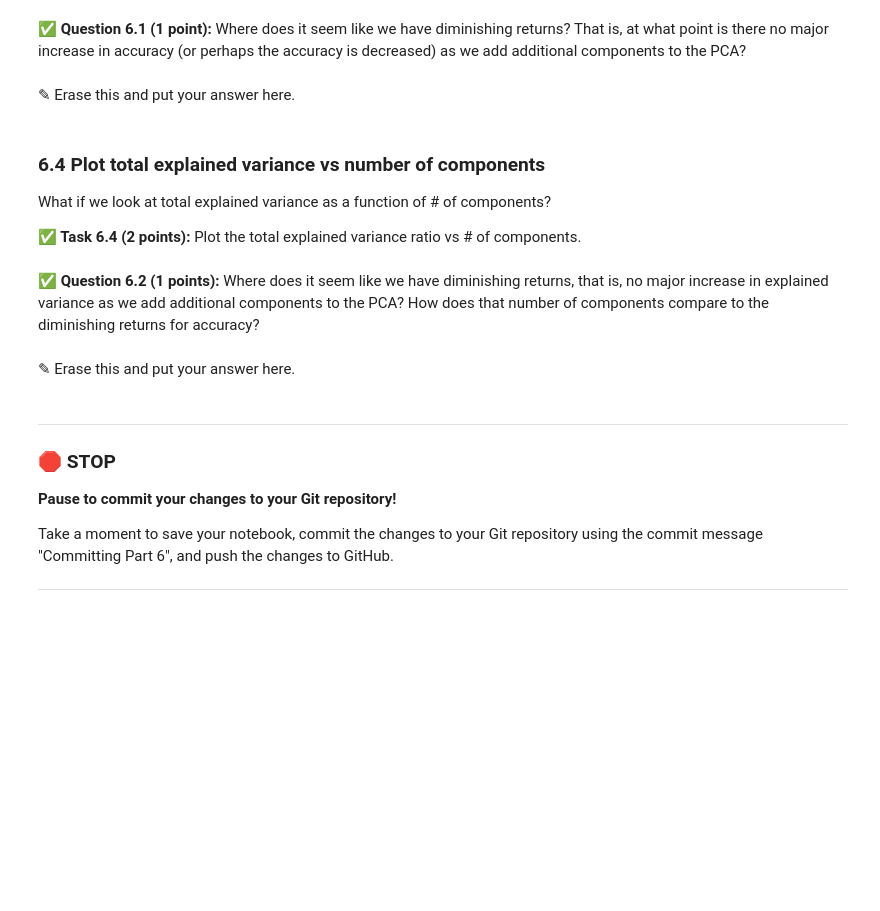
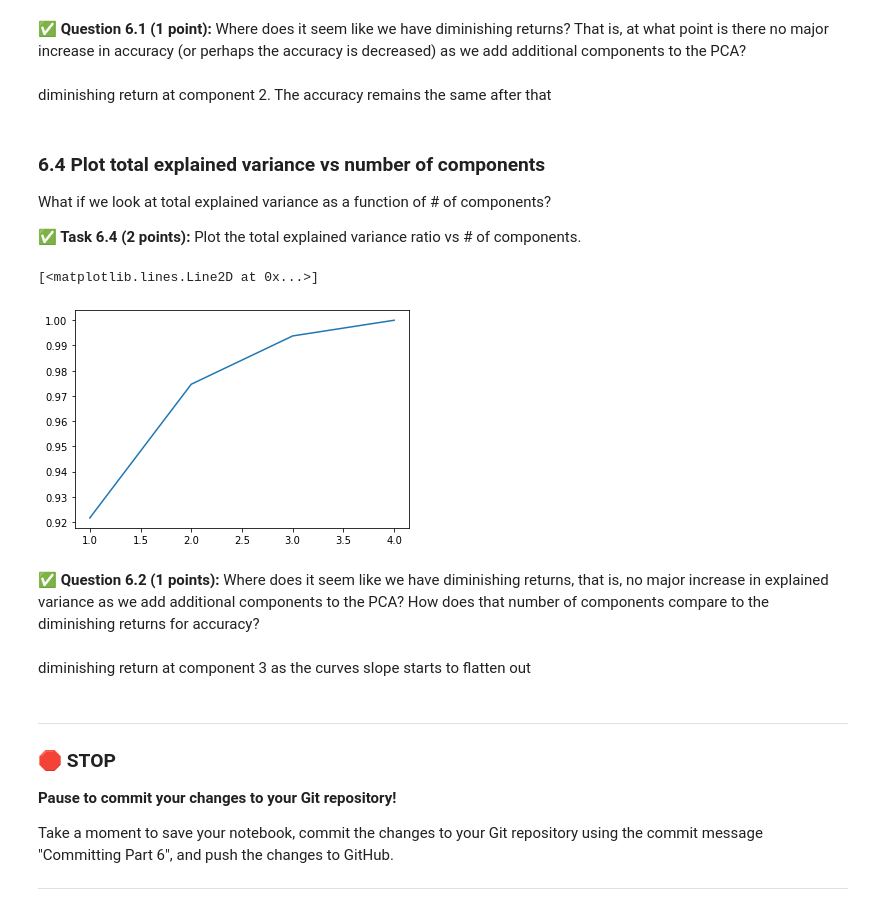
Before and after one commit to alhaida1/hw-05, a Jupyter notebook: HW-05_SVMandPCA-STUDENT.ipynb, the cells around one changed output. Drawn from its saved outputs; the diff is of its cells as text; code cells hidden in the pictures; blank space fills up the shorter version.

```diff
--- a/HW-05_SVMandPCA-STUDENT.ipynb
+++ b/HW-05_SVMandPCA-STUDENT.ipynb
@@ -328,7 +446,7 @@ Now that we have those numbers, it makes sense to look at the accuracy vs # of c
 # %% [markdown]
 **&#9989; Question 6.1 (1 point):** Where does it seem like we have diminishing returns? That is, at what point is there no major increase in accuracy (or perhaps the accuracy is decreased) as we add additional components to the PCA?
-# %% [markdown]
-<font size=+3>&#9998;</font> Erase this and put your answer here.
+# %% [markdown]
+diminishing return at component 2. The accuracy remains the same after that
 # %% [markdown]
 ### 6.4 Plot total explained variance vs number of components
 
@@ -337,10 +455,15 @@ What if we look at total explained variance as a function of # of components?
 **&#9989; Task 6.4 (2 points):** Plot the total explained variance ratio vs # of components.
 # %%
 # Put your code here
+comp = [1,2,3,4]
+plt.plot(comp, variance)
+# %% [output]
+[<matplotlib.lines.Line2D at 0x...>]
+[figure, added]
 # %% [markdown]
 **&#9989; Question 6.2 (1 points):** Where does it seem like we have diminishing returns, that is, no major increase in explained variance as we add additional components to the PCA? How does that number of components compare to the diminishing returns for accuracy?
-# %% [markdown]
-<font size=+3>&#9998;</font> Erase this and put your answer here.
+# %% [markdown]
+diminishing return at component 3 as the curves slope starts to flatten out
 # %% [markdown]
 ---
 ### &#128721; STOP
```
Also changed, not shown: parts of 31 cells of this notebook.
